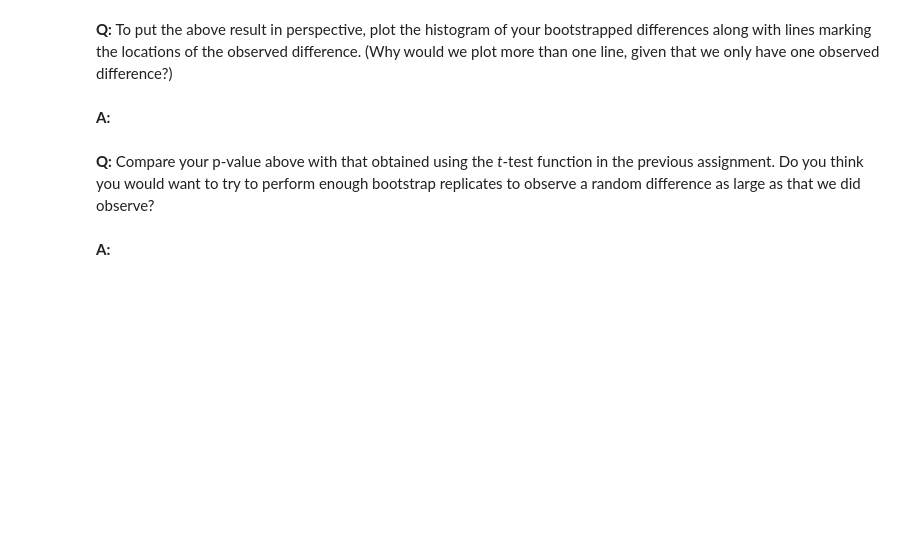
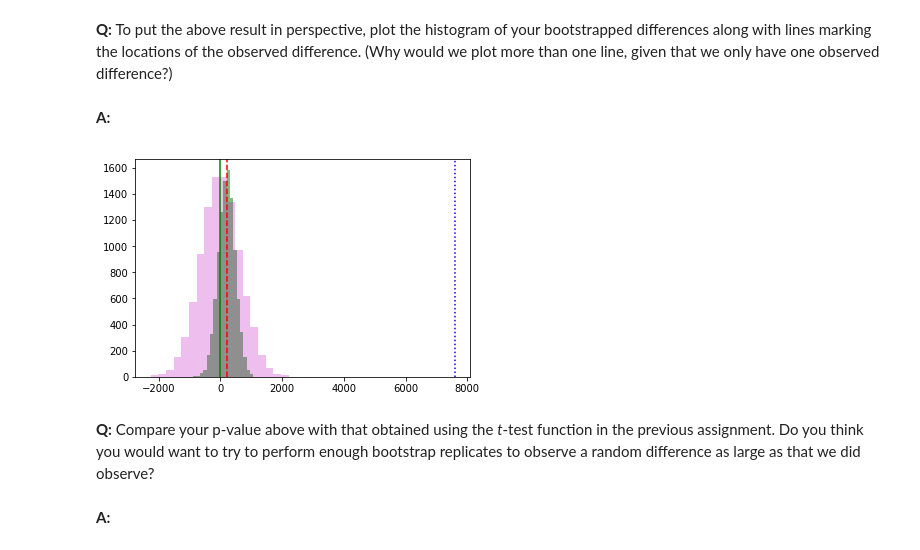
Before and after one commit to michellebonat/inferential-statistics-bootstrap, a Jupyter notebook: inferential_statistics_2-Q.ipynb, the cells around one changed output. Drawn from its saved outputs; the diff is of its cells as text; code cells hidden in the pictures; blank space fills up the shorter version.

Commit message:
Histogram of bootstrapped diffs with markers

```diff
--- a/inferential_statistics_2-Q.ipynb
+++ b/inferential_statistics_2-Q.ipynb
@@ -146,6 +146,14 @@ print(p_val)
 __Q:__ To put the above result in perspective, plot the histogram of your bootstrapped differences along with lines marking the locations of the observed difference. (Why would we plot more than one line, given that we only have one observed difference?)
 # %% [markdown]
 __A:__
+# %%
+_ = plt.hist(mean_diff, alpha = 0.5, bins = 20, color = 'g')
+_ = plt.hist(perm_mean_replicates,  linewidth = 0.5, alpha = 0.25, bins = 20, color = 'm')
+_ = plt.axvline(np.mean(perm_mean_replicates),color='g')
+_ = plt.axvline(np.mean(mean_diff),color='r', linestyle='--')
+_ = plt.axvline(np.mean(mean_diff_observed),color='b', linestyle=':')
+# %% [output]
+[figure, added]
 # %% [markdown]
 __Q:__ Compare your p-value above with that obtained using the _t_-test function in the previous assignment. Do you think you would want to try to perform enough bootstrap replicates to observe a random difference as large as that we did observe?
 # %% [markdown]
```
